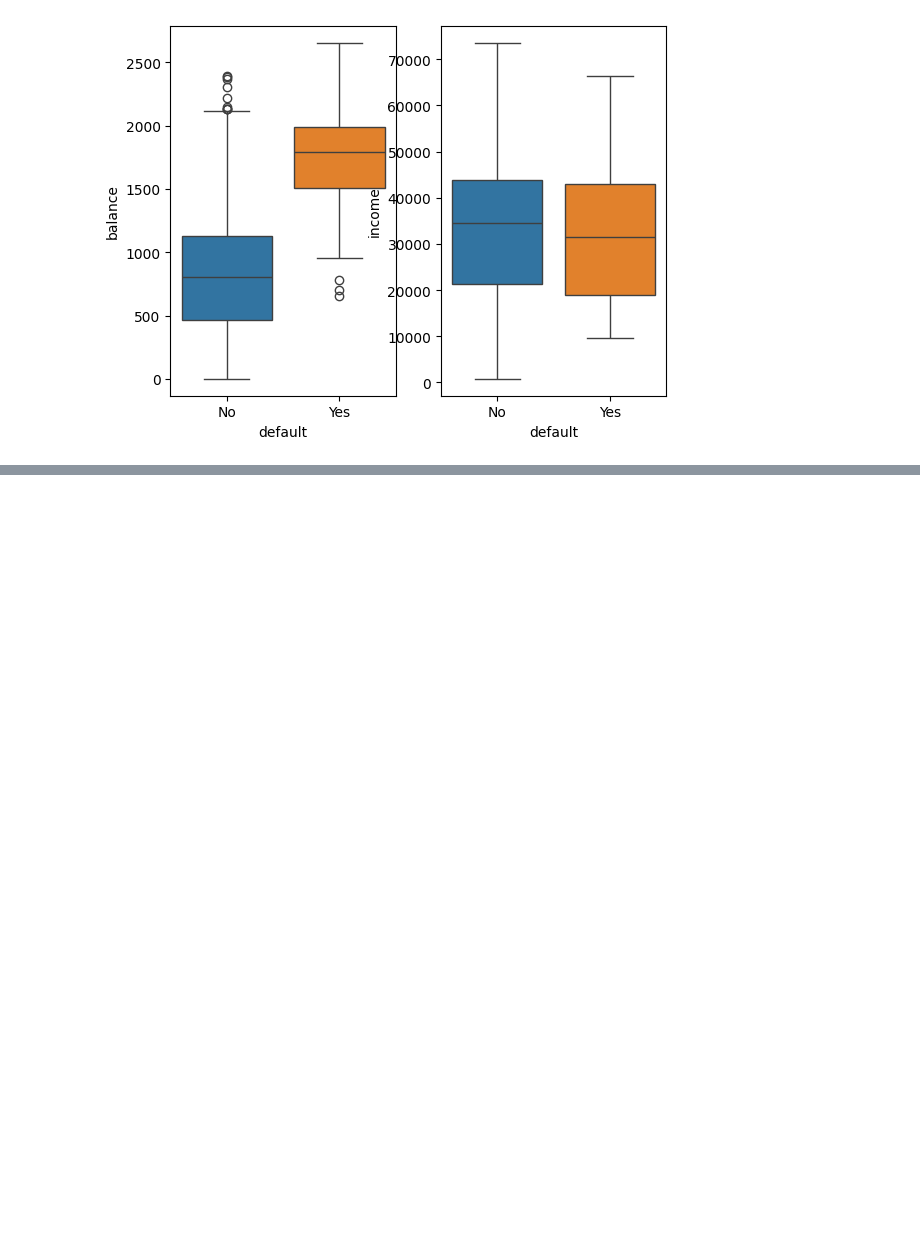
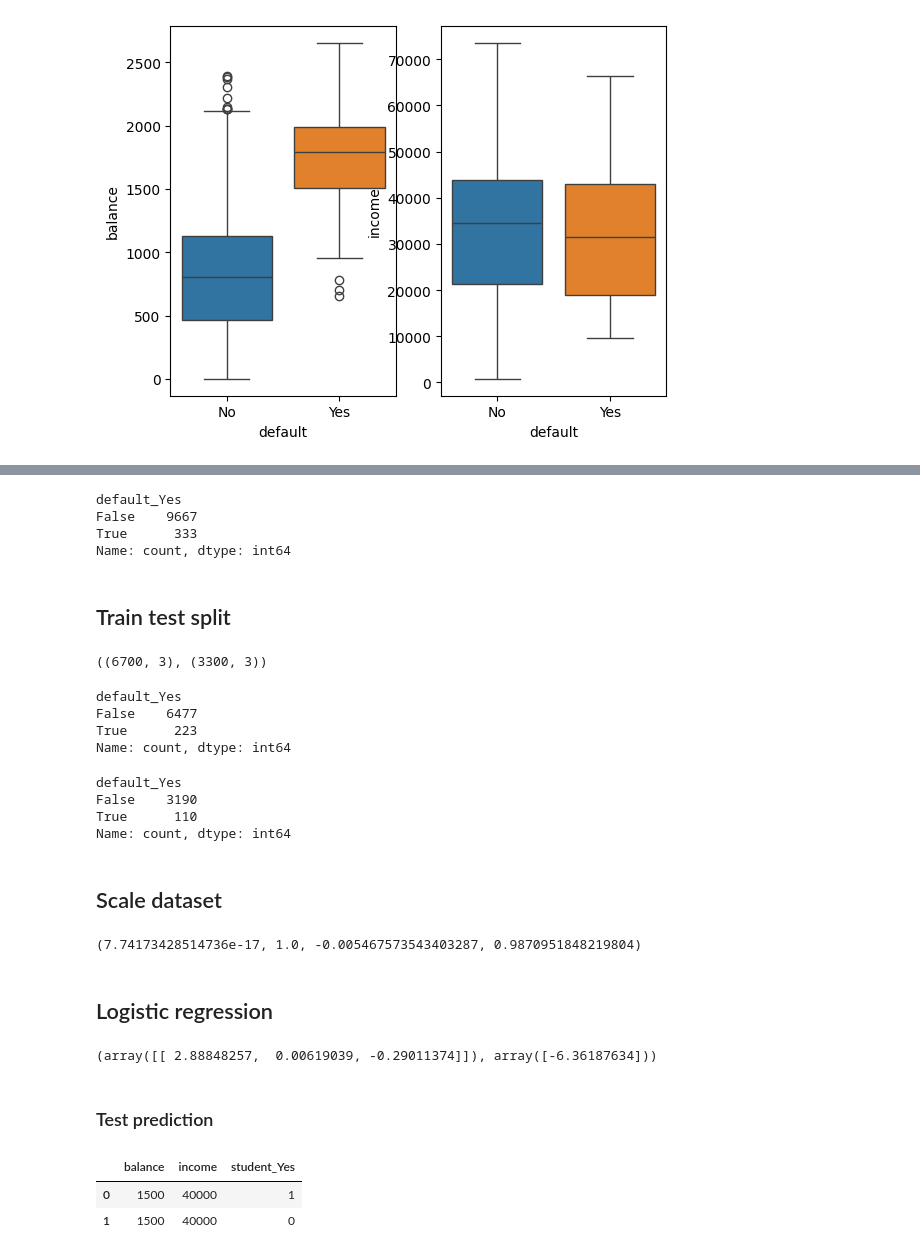
Before and after one commit to MiltonOberg/Artificial_Intelligence2-Milton-OPA23, a Jupyter notebook: code_alongs/Lec04_logistic_regression.ipynb, the cells around one changed output, grey strips where cells are left out. Cells and saved outputs as stored; diff of their text form; code cells hidden in the pictures; blank space fills up the shorter version.

Commit message:
Predicted on test data

```diff
--- a/code_alongs/Lec04_logistic_regression.ipynb
+++ b/code_alongs/Lec04_logistic_regression.ipynb
@@ -65,0 +112,65 @@ for ax, col in zip(ax, ["balance", "income"]):
+# %%
+y.value_counts()
+# %% [output]
+default_Yes
+False    9667
+True      333
+Name: count, dtype: int64
+# %% [markdown]
+## Train test split
+# %%
+from sklearn.model_selection import train_test_split
+
+X_train, X_test, y_train, y_test = train_test_split(X, y, test_size=0.33, random_state=42)
+X_train.shape, X_test.shape
+# %% [output]
+((6700, 3), (3300, 3))
+# %%
+y_train.value_counts()
+# %% [output]
+default_Yes
+False    6477
+True      223
+Name: count, dtype: int64
+# %%
+y_test.value_counts()
+# %% [output]
+default_Yes
+False    3190
+True      110
+Name: count, dtype: int64
+# %% [markdown]
+## Scale dataset
+# %%
+from sklearn.preprocessing import StandardScaler
+
+scaler= StandardScaler()
+scaled_X_train= scaler.fit_transform(X_train)
+scaled_X_test= scaler.transform(X_test)
+scaled_X_train.mean(), scaled_X_train.std(), scaled_X_test.mean(), scaled_X_test.std()
+# %% [output]
+(7.74173428514736e-17, 1.0, -0.005467573543403287, 0.9870951848219804)
+# %% [markdown]
+## Logistic regression
+# %%
+from sklearn.linear_model import LogisticRegression
+
+#model= LogisticRegression(penalty= "elasticnet", solver="saga", l1_ratio=)
+model = LogisticRegression(penalty=None)
+model.fit(scaled_X_train, y_train)
+
+# these are the parameters for logistical regression that we trained from our training data
+model.coef_, model.intercept_
+# %% [output]
+(array([[ 2.88848257,  0.00619039, -0.29011374]]), array([-6.36187634]))
+# %% [markdown]
+### Test prediction
+# %%
+test_sample = pd.DataFrame(
+    {"balance": [1500, 1500], "income": [40000, 40000], "student_Yes": [1, 0]},
+)
+test_sample
+# %% [output]
+|  | balance | income | student_Yes |
+| 0 | 1500 | 40000 | 1 |
+| 1 | 1500 | 40000 | 0 |
```
Also changed, not shown: parts of 12 cells of this notebook.
